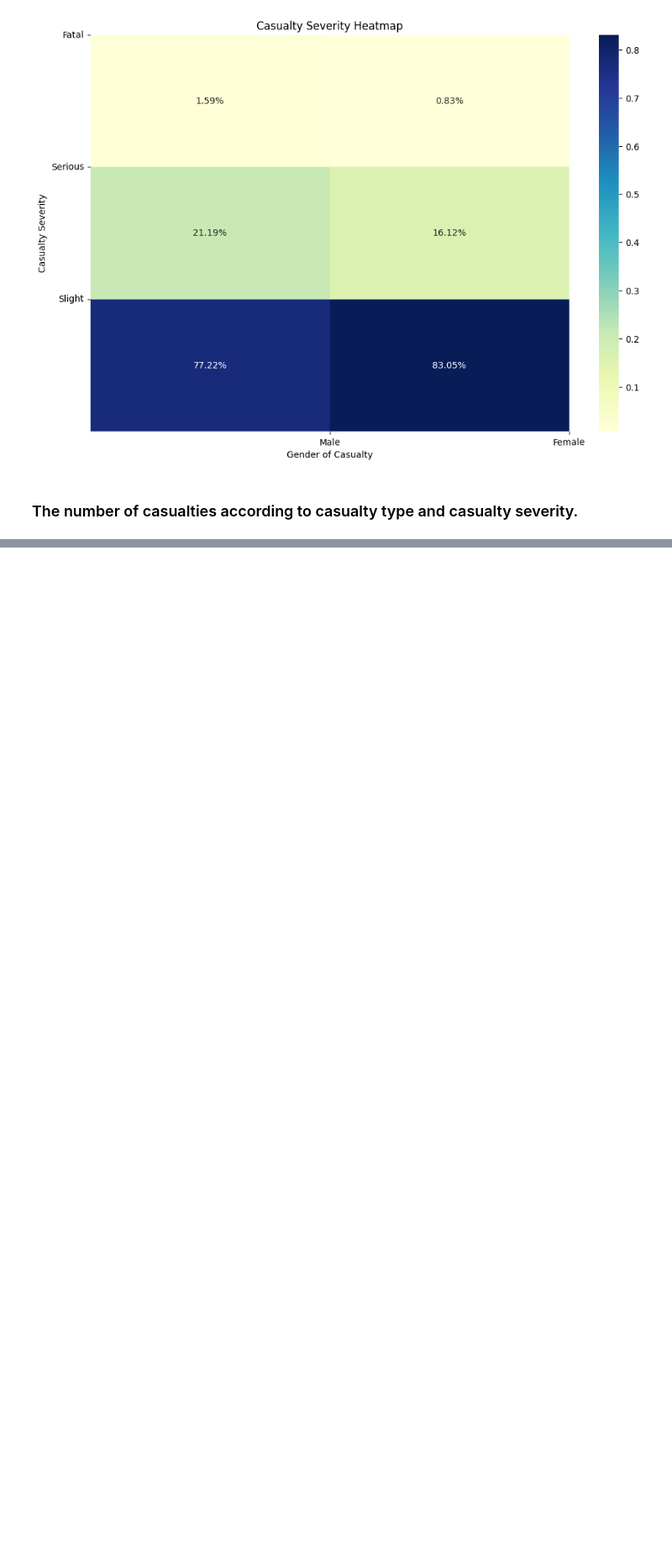
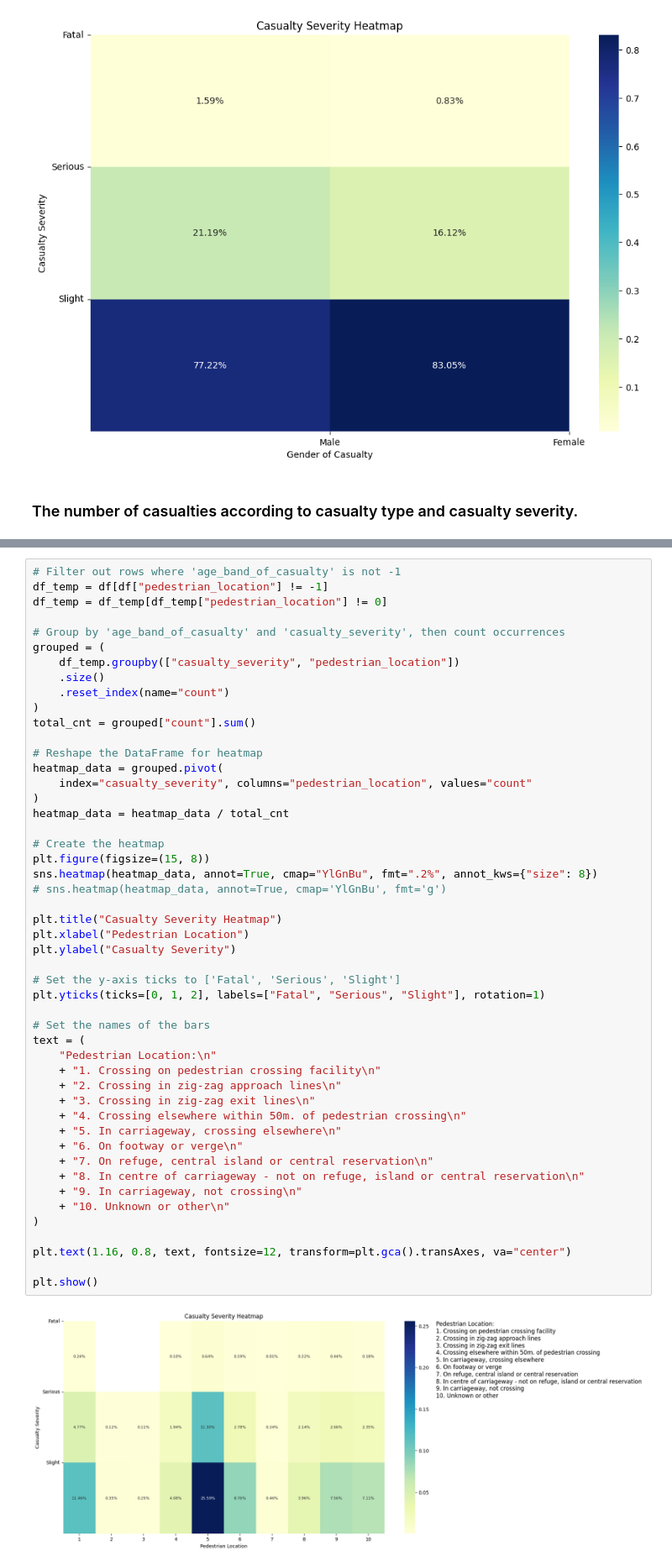
Before and after one commit to MohammadJavadN/Road-Accidents-Analysis, a Jupyter notebook: ds.ipynb, the cells around one changed output, grey strips where cells are left out. Shown at 84% size. Drawn from its saved outputs; the diff is of its cells as text; blank space fills up the shorter version.

```diff
--- a/ds.ipynb
+++ b/ds.ipynb
@@ -656,0 +787,51 @@ plt.show()
+# %%
+# Filter out rows where 'age_band_of_casualty' is not -1
+df_temp = df[df["pedestrian_location"] != -1]
+df_temp = df_temp[df_temp["pedestrian_location"] != 0]
+
+# Group by 'age_band_of_casualty' and 'casualty_severity', then count occurrences
+grouped = (
+    df_temp.groupby(["casualty_severity", "pedestrian_location"])
+    .size()
+    .reset_index(name="count")
+)
+total_cnt = grouped["count"].sum()
+
+# Reshape the DataFrame for heatmap
+heatmap_data = grouped.pivot(
+    index="casualty_severity", columns="pedestrian_location", values="count"
+)
+heatmap_data = heatmap_data / total_cnt
+
+# Create the heatmap
+plt.figure(figsize=(15, 8))
+sns.heatmap(heatmap_data, annot=True, cmap="YlGnBu", fmt=".2%", annot_kws={"size": 8})
+# sns.heatmap(heatmap_data, annot=True, cmap='YlGnBu', fmt='g')
+
+plt.title("Casualty Severity Heatmap")
+plt.xlabel("Pedestrian Location")
+plt.ylabel("Casualty Severity")
+
+# Set the y-axis ticks to ['Fatal', 'Serious', 'Slight']
+plt.yticks(ticks=[0, 1, 2], labels=["Fatal", "Serious", "Slight"], rotation=1)
+
+# Set the names of the bars
+text = (
+    "Pedestrian Location:\n"
+    + "1. Crossing on pedestrian crossing facility\n"
+    + "2. Crossing in zig-zag approach lines\n"
+    + "3. Crossing in zig-zag exit lines\n"
+    + "4. Crossing elsewhere within 50m. of pedestrian crossing\n"
+    + "5. In carriageway, crossing elsewhere\n"
+    + "6. On footway or verge\n"
+    + "7. On refuge, central island or central reservation\n"
+    + "8. In centre of carriageway - not on refuge, island or central reservation\n"
+    + "9. In carriageway, not crossing\n"
+    + "10. Unknown or other\n"
+)
+
+plt.text(1.16, 0.8, text, fontsize=12, transform=plt.gca().transAxes, va="center")
+
+plt.show()
+# %% [output]
+[figure, added]
```
Also changed, not shown: parts of 7 cells of this notebook.
